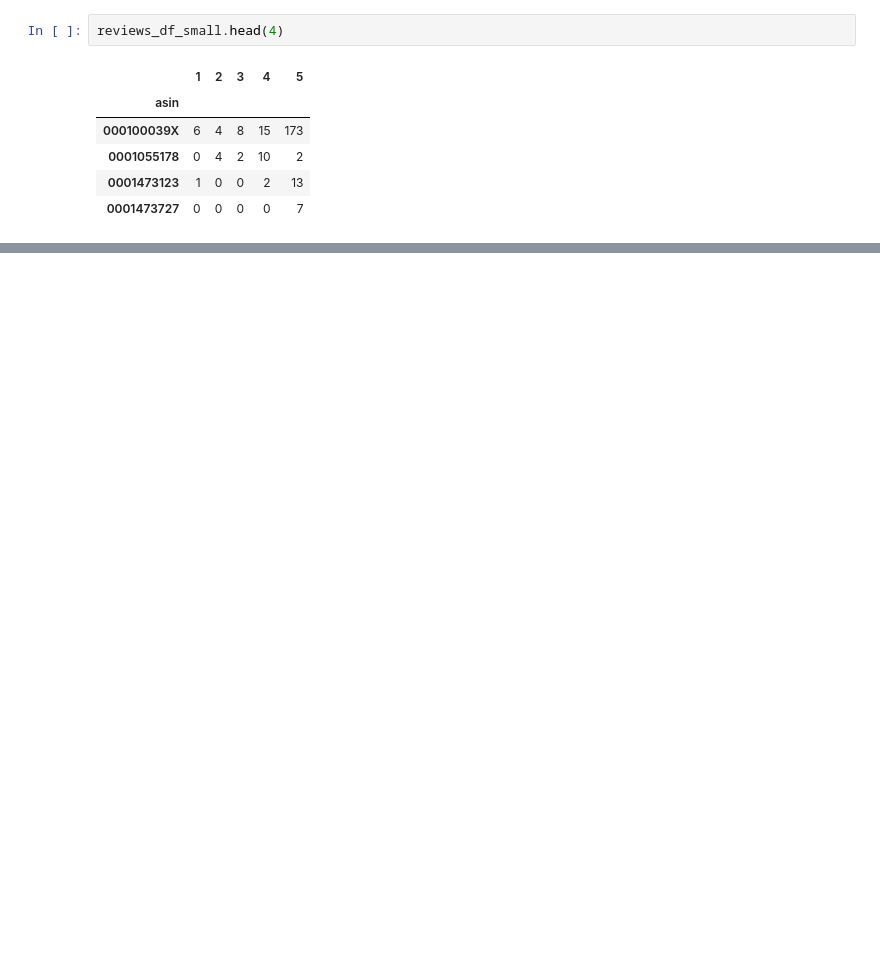
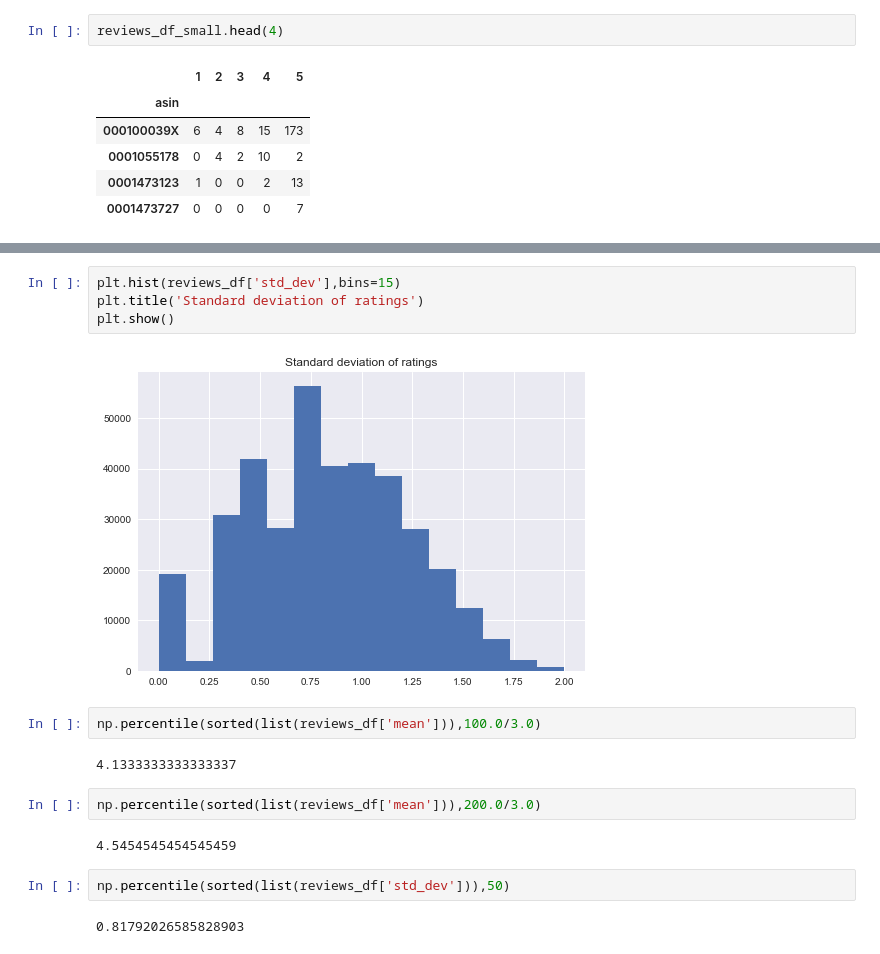
Before and after one commit to adamkozak/ADA2017-project, a Jupyter notebook: Project/Positive-negative-controversial.ipynb, the cells around one changed output, grey strips where cells are left out. Cells and saved outputs as stored; diff of their text form; blank space fills up the shorter version.

```diff
--- a/Project/Positive-negative-controversial.ipynb
+++ b/Project/Positive-negative-controversial.ipynb
@@ -46,0 +91,18 @@ reviews_df_small.head()
+# %%
+plt.hist(reviews_df['std_dev'],bins=15)
+plt.title('Standard deviation of ratings')
+plt.show()
+# %% [output]
+[figure, added]
+# %%
+np.percentile(sorted(list(reviews_df['mean'])),100.0/3.0)
+# %% [output]
+4.1333333333333337
+# %%
+np.percentile(sorted(list(reviews_df['mean'])),200.0/3.0)
+# %% [output]
+4.5454545454545459
+# %%
+np.percentile(sorted(list(reviews_df['std_dev'])),50)
+# %% [output]
+0.81792026585828903
```
Also changed, not shown: parts of 10 cells of this notebook.
